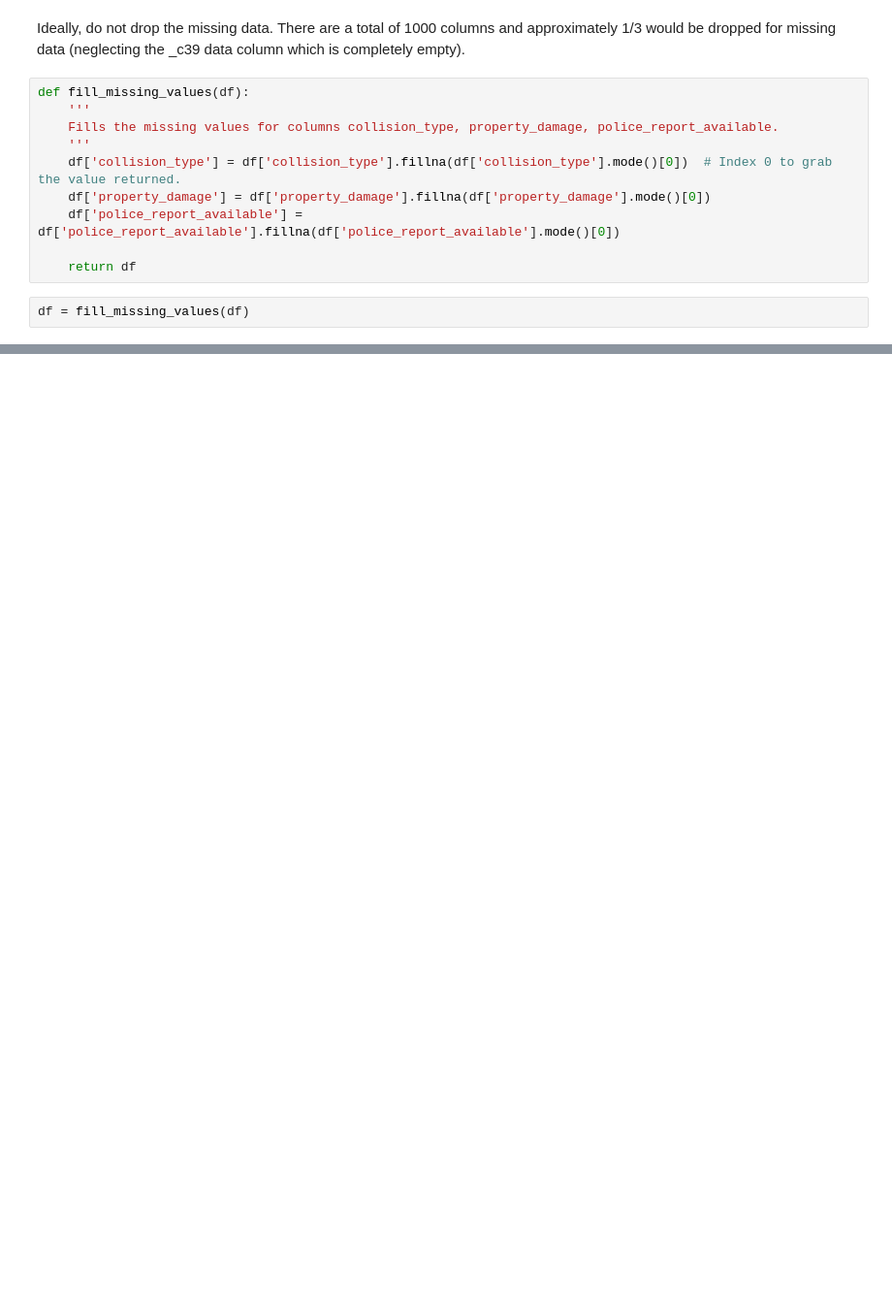
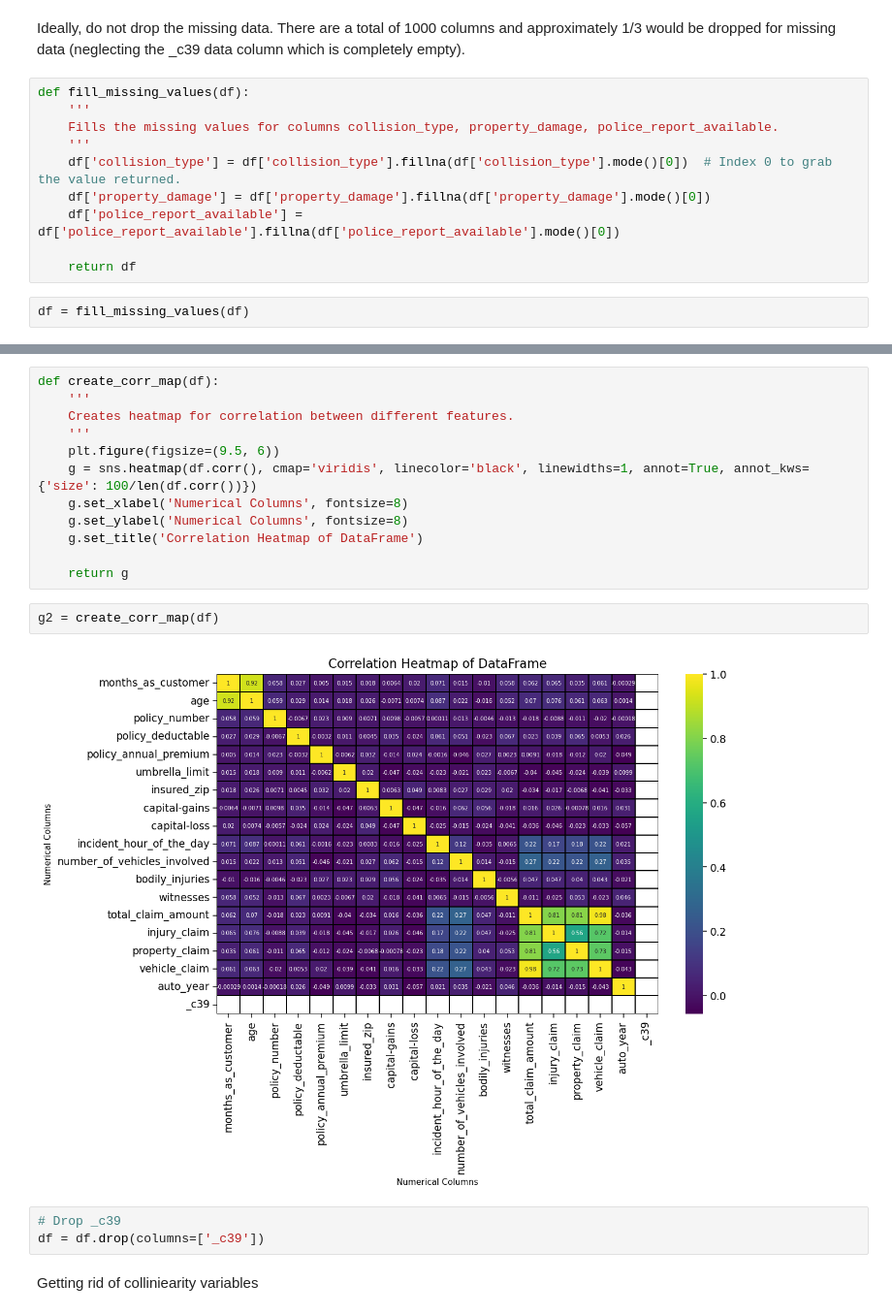
Before and after one commit to kcao22/insurance_fraud, a Jupyter notebook: exploration.ipynb, the cells around one changed output, grey strips where cells are left out. Shown at 97% size. Saved outputs shown, nothing was run; the diff lists cells and outputs as text; blank space fills up the shorter version.

Commit message:
cutting down variables using variance inflation factor and correlation heatmap

```diff
--- a/exploration.ipynb
+++ b/exploration.ipynb
@@ -119,0 +189,21 @@ df = fill_missing_values(df)
+# %%
+def create_corr_map(df):
+    '''
+    Creates heatmap for correlation between different features.
+    '''
+    plt.figure(figsize=(9.5, 6))
+    g = sns.heatmap(df.corr(), cmap='viridis', linecolor='black', linewidths=1, annot=True, annot_kws={'size': 100/len(df.corr())})
+    g.set_xlabel('Numerical Columns', fontsize=8)
+    g.set_ylabel('Numerical Columns', fontsize=8)
+    g.set_title('Correlation Heatmap of DataFrame')
+
+    return g
+# %%
+g2 = create_corr_map(df)
+# %% [output]
+[figure, added]
+# %%
+# Drop _c39
+df = df.drop(columns=['_c39'])
+# %% [markdown]
+Getting rid of colliniearity variables
```
Also changed, not shown: parts of 20 cells of this notebook, 1 other file.
